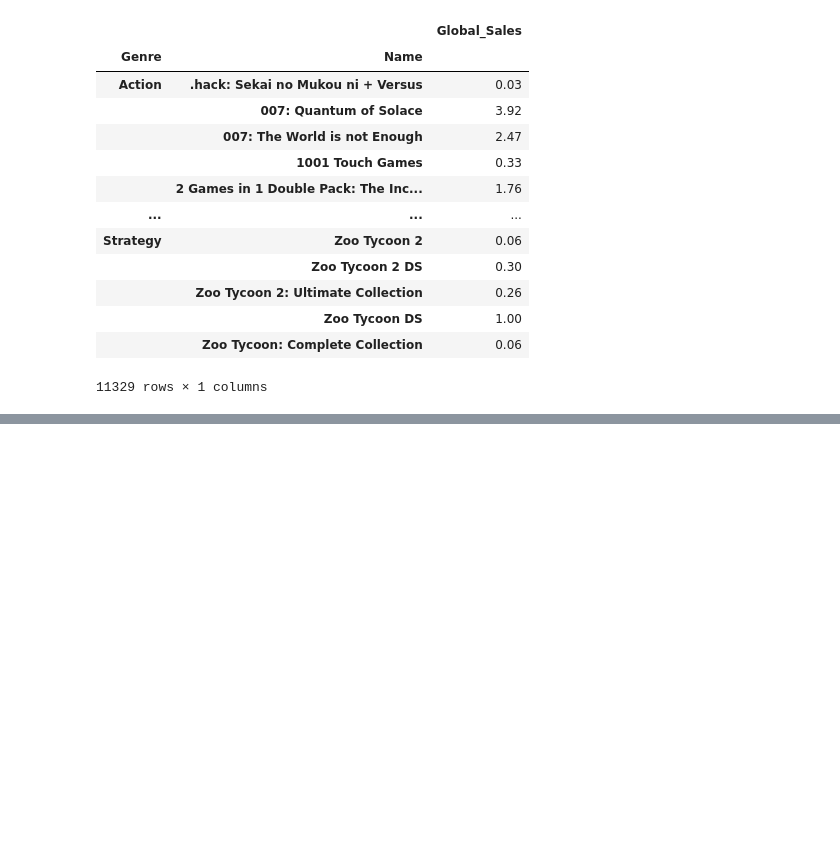
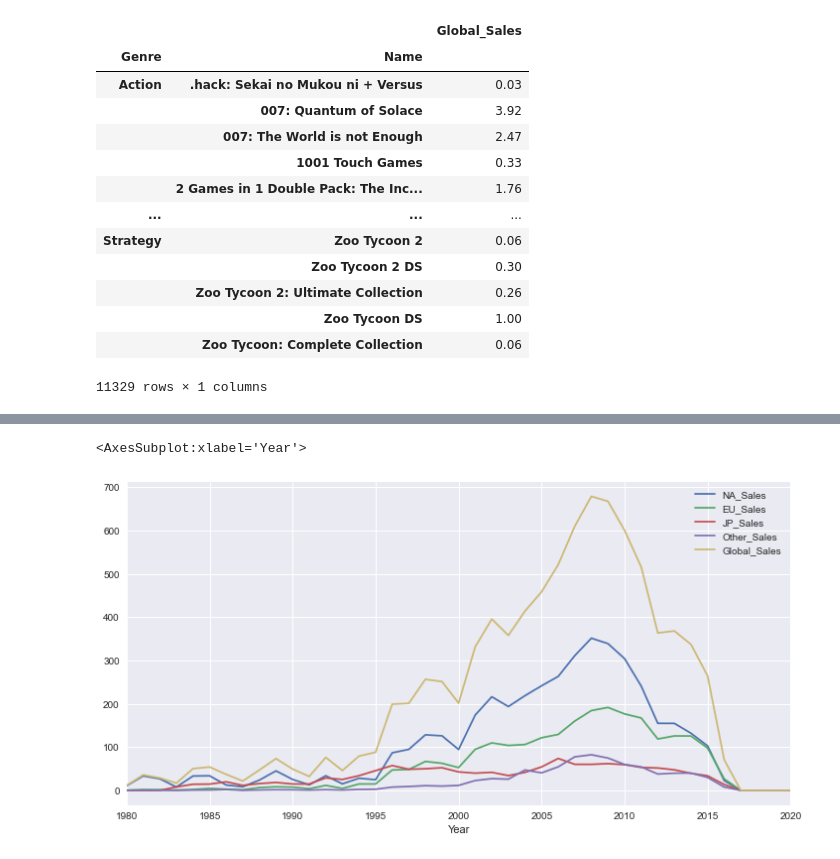
Before and after one commit to josue-islas/Videogames, a Jupyter notebook: Notebook.ipynb, the cells around one changed output, grey strips where cells are left out. Cells and saved outputs as stored; diff of their text form; code cells hidden in the pictures; blank space fills up the shorter version.

```diff
--- a/Notebook.ipynb
+++ b/Notebook.ipynb
@@ -456,0 +516,3 @@ array_videogames[1]
+# %%
+df_sales = df.iloc[:,5:]
+df_sales
@@ -456,0 +534,3 @@ array_videogames[1]
+# %%
+df_sales.index = pd.to_datetime(df_sales.index, errors='coerce', format='%Y')
+df_sales
@@ -456,0 +552,3 @@ array_videogames[1]
+# %%
+df_sales = df_sales.resample(rule='Y').sum()
+df_sales
@@ -456,0 +574,6 @@ array_videogames[1]
+# %%
+df_sales_index = indexar_variables(df_sales)
+df_sales.plot(figsize = (12,6))
+# %% [output]
+<AxesSubplot:xlabel='Year'>
+[figure, added]
```
Also changed, not shown: parts of 20 cells of this notebook, 1 other file.
